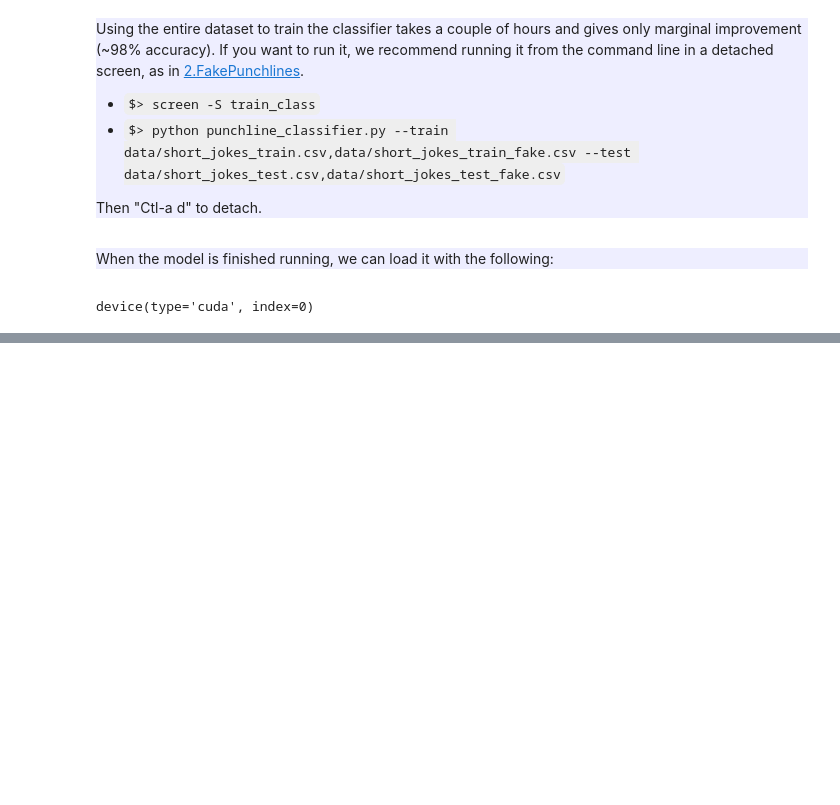
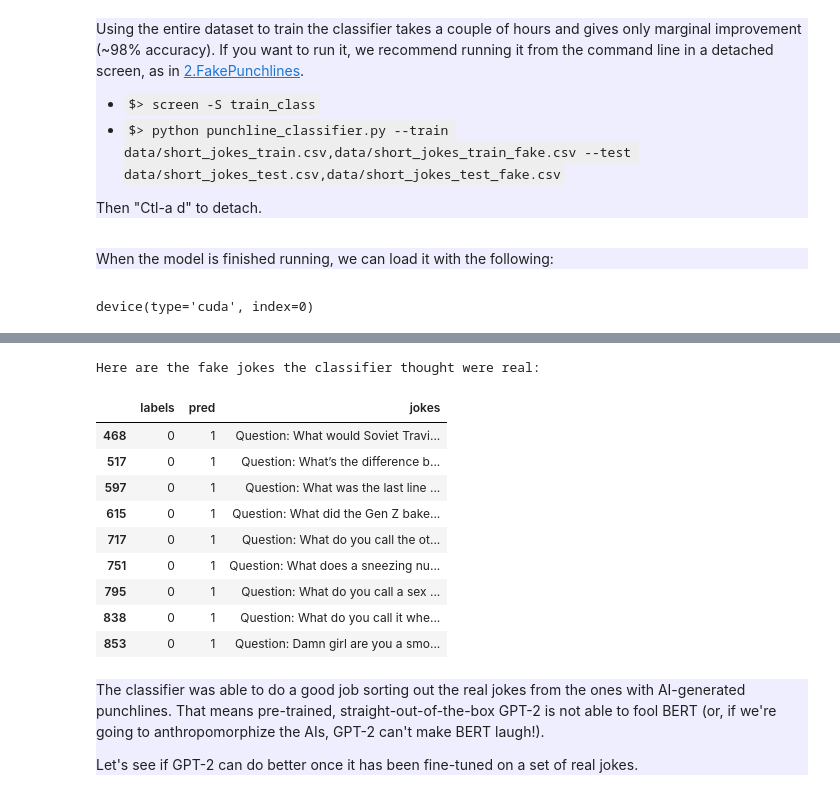
Before and after one commit to danx0r/nlp_punchlines, a Jupyter notebook: 3.PunchlineClassifier.ipynb, the cells around one changed output, grey strips where cells are left out. Cells and saved outputs as stored; diff of their text form; code cells hidden in the pictures; blank space fills up the shorter version.

```diff
--- a/3.PunchlineClassifier.ipynb
+++ b/3.PunchlineClassifier.ipynb
@@ -247,0 +271,21 @@ labels
+# %%
+print('Here are the fake jokes the classifier thought were real:')
+df[(df['pred']==1) & (df['labels']==0)]
+# %% [output]
+Here are the fake jokes the classifier thought were real:
+|  | labels | pred | jokes |
+| 468 | 0 | 1 | Question: What would Soviet Travi... |
+| 517 | 0 | 1 | Question: What’s the difference b... |
+| 597 | 0 | 1 | Question: What was the last line ... |
+| 615 | 0 | 1 | Question: What did the Gen Z bake... |
+| 717 | 0 | 1 | Question: What do you call the ot... |
+| 751 | 0 | 1 | Question: What does a sneezing nu... |
+| 795 | 0 | 1 | Question: What do you call a sex ... |
+| 838 | 0 | 1 | Question: What do you call it whe... |
+| 853 | 0 | 1 | Question: Damn girl are you a smo... |
+# %% [markdown]
+<div style=background-color:#EEEEFF>
+
+The classifier was able to do a good job sorting out the real jokes from the ones with AI-generated punchlines.  That means pre-trained, straight-out-of-the-box GPT-2 is not able to fool BERT (or, if we're going to anthropomorphize the AIs, GPT-2 can't make BERT laugh!).
+
+Let's see if GPT-2 can do better once it has been fine-tuned on a set of real jokes.
```
Also changed, not shown: parts of 9 cells of this notebook, 2 other files.
